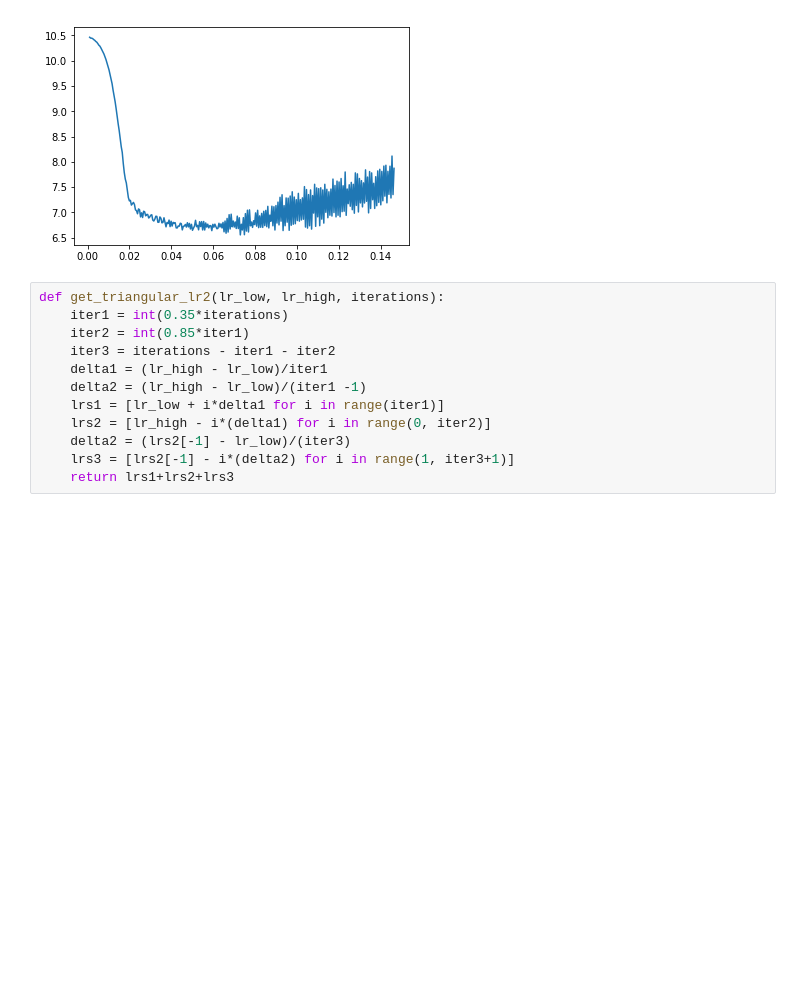
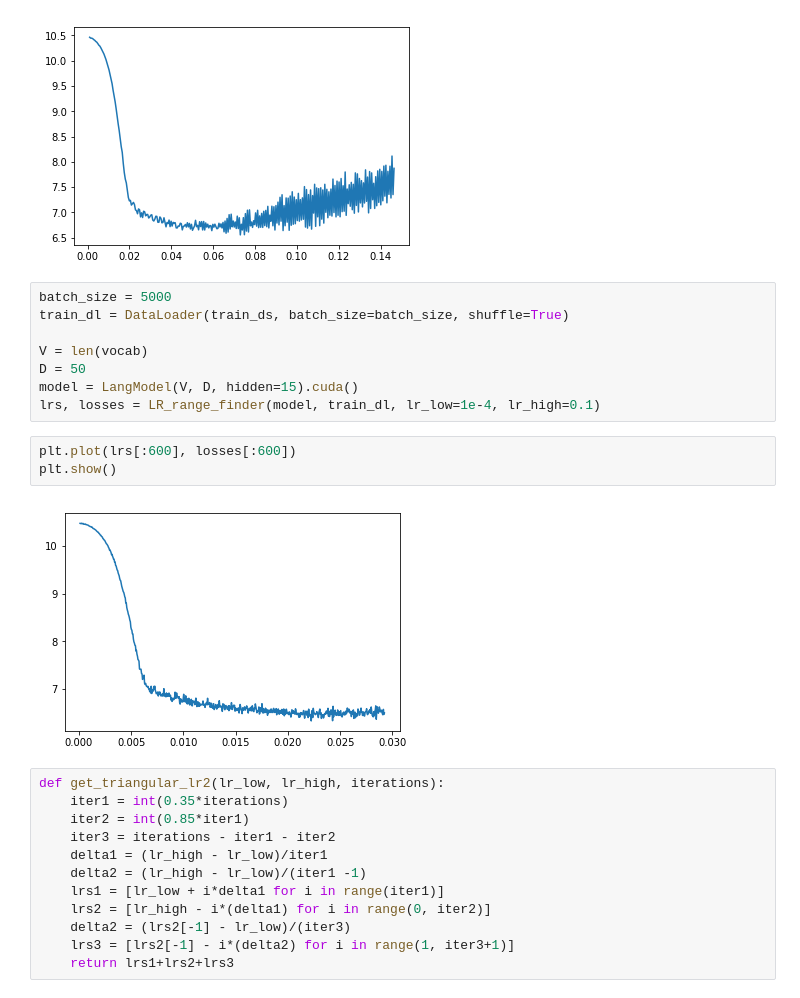
Before and after one commit to yanneta/ML-notebooks, a Jupyter notebook: neural-language-model.ipynb, the cells around one changed output. Cells and saved outputs as stored; diff of their text form; blank space fills up the shorter version.

Commit message:
updating neural language model

```diff
--- a/neural-language-model.ipynb
+++ b/neural-language-model.ipynb
@@ -383,6 +383,19 @@ plt.plot(lrs[:300], losses[:300])
 plt.show()
 # %% [output]
 [figure]
+# %%
+batch_size = 5000
+train_dl = DataLoader(train_ds, batch_size=batch_size, shuffle=True)
+
+V = len(vocab)
+D = 50
+model = LangModel(V, D, hidden=15).cuda()
+lrs, losses = LR_range_finder(model, train_dl, lr_low=1e-4, lr_high=0.1)
+# %%
+plt.plot(lrs[:600], losses[:600])
+plt.show()
+# %% [output]
+[figure, added]
 # %%
 def get_triangular_lr2(lr_low, lr_high, iterations):
     iter1 = int(0.35*iterations)
```
Also changed, not shown: parts of 4 cells of this notebook.
